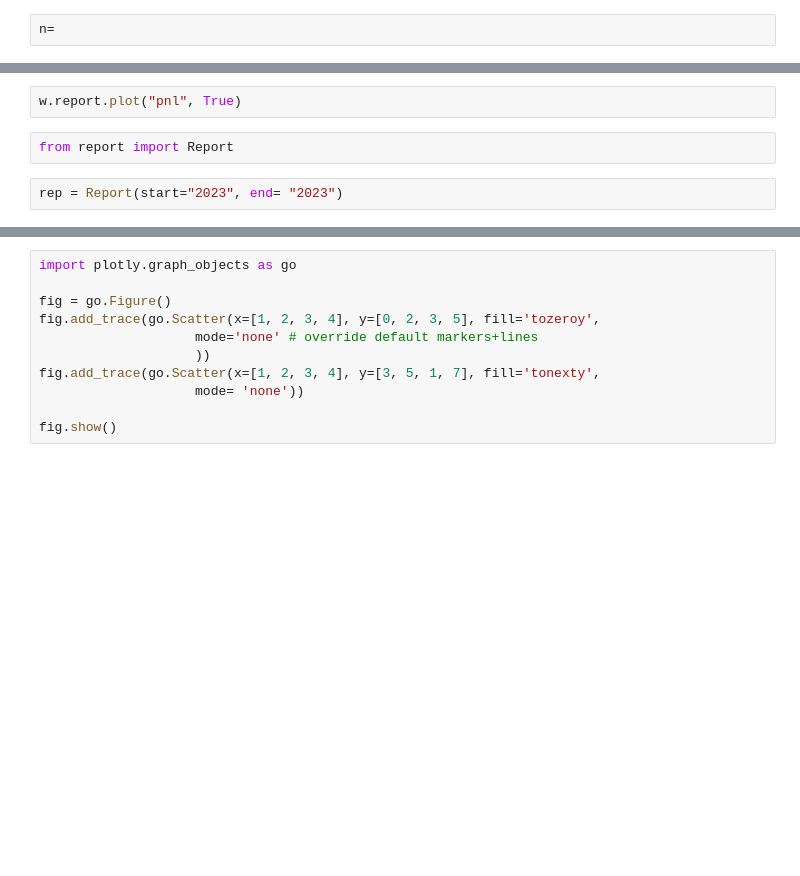
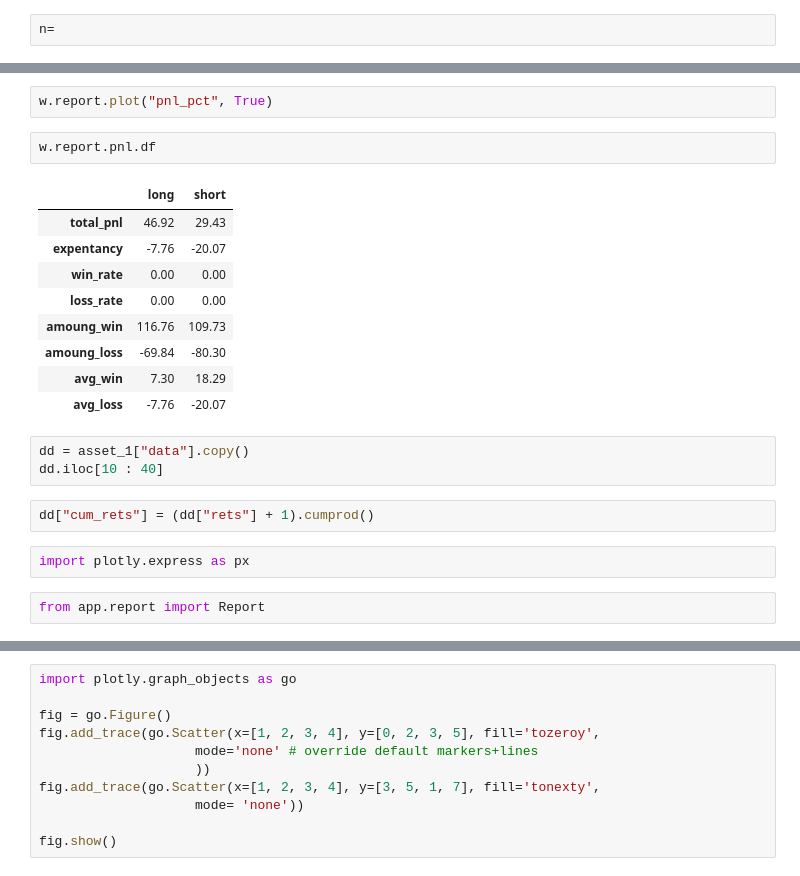
Before and after one commit to cedTrad/WcedSim, a Jupyter notebook: lab.ipynb, the cells around one changed output, grey strips where cells are left out. Drawn from its saved outputs; the diff is of its cells as text; blank space fills up the shorter version.

```diff
--- a/lab.ipynb
+++ b/lab.ipynb
@@ -48,7 +69,24 @@ w.portfolio.assets
 # %%
-w.report.plot("pnl", True)
+w.report.plot("pnl_pct", True)
+# %%
+w.report.pnl.df
+# %% [output]
+|  | long | short |
+| total_pnl | 46.92 | 29.43 |
+| expentancy | -7.76 | -20.07 |
+| win_rate | 0.00 | 0.00 |
+| loss_rate | 0.00 | 0.00 |
+| amoung_win | 116.76 | 109.73 |
+| amoung_loss | -69.84 | -80.30 |
+| avg_win | 7.30 | 18.29 |
+| avg_loss | -7.76 | -20.07 |
+# %%
+dd = asset_1["data"].copy()
+dd.iloc[10 : 40]
+# %%
+dd["cum_rets"] = (dd["rets"] + 1).cumprod()
+# %%
+import plotly.express as px
 # %%
-from report import Report
+from app.report import Report
-# %%
-rep = Report(start="2023", end= "2023")
 # %%
```
Also changed, not shown: parts of 13 cells of this notebook, 13 other files.
